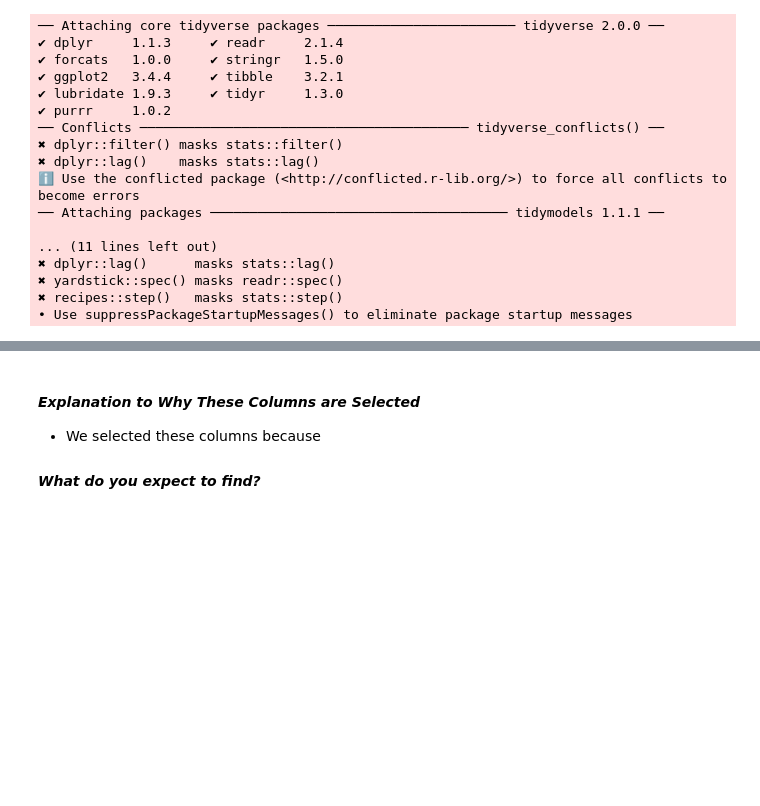
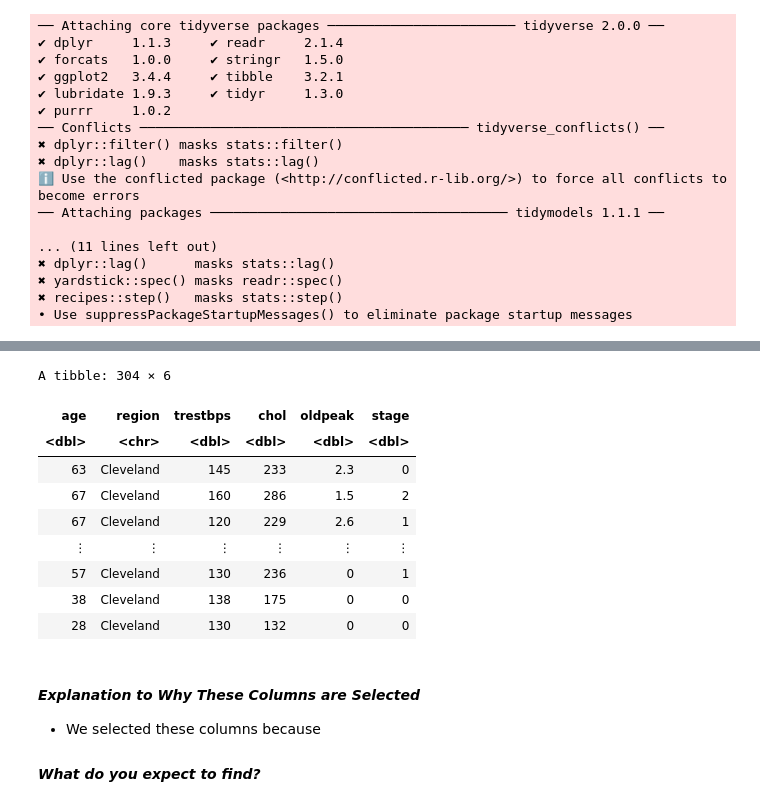
Before and after one commit to jenpari3/Audit_Group_Proposal, a Jupyter notebook: Heart_Group_Proposal.ipynb, the cells around one changed output, grey strips where cells are left out. Saved outputs shown, nothing was run; the diff lists cells and outputs as text; code cells hidden in the pictures; blank space fills up the shorter version.

```diff
--- a/Heart_Group_Proposal.ipynb
+++ b/Heart_Group_Proposal.ipynb
@@ -54,6 +54,24 @@ A spec_tbl_df: 920 × 16
 | 918 | 55 | Male | VA Long Beach | asymptomatic | 122 | 223 | TRUE | st-t abnormality | 100 | FALSE | 0 | ... |
 | 919 | 58 | Male | VA Long Beach | asymptomatic | NA | 385 | TRUE | lv hypertrophy | NA | NA | NA | ... |
 | 920 | 62 | Male | VA Long Beach | atypical angina | 120 | 254 | FALSE | lv hypertrophy | 93 | TRUE | 0 | ... |
+# %%
+heart_data_wrangled <- heart_data |>
+    select(age, dataset, trestbps, chol, oldpeak, num) |>
+    rename(region = dataset, stage = num) |>
+    filter(region == "Cleveland")
+
+heart_data_wrangled
+# %% [output]
+A tibble: 304 × 6
+| age | region | trestbps | chol | oldpeak | stage |
+| <dbl> | <chr> | <dbl> | <dbl> | <dbl> | <dbl> |
+| 63 | Cleveland | 145 | 233 | 2.3 | 0 |
+| 67 | Cleveland | 160 | 286 | 1.5 | 2 |
+| 67 | Cleveland | 120 | 229 | 2.6 | 1 |
+| ⋮ | ⋮ | ⋮ | ⋮ | ⋮ | ⋮ |
+| 57 | Cleveland | 130 | 236 | 0 | 1 |
+| 38 | Cleveland | 138 | 175 | 0 | 0 |
+| 28 | Cleveland | 130 | 132 | 0 | 0 |
 # %% [markdown]
 #### *Explanation to Why These Columns are Selected*
 - We selected these columns because
```
Also changed, not shown: parts of 7 cells of this notebook.
